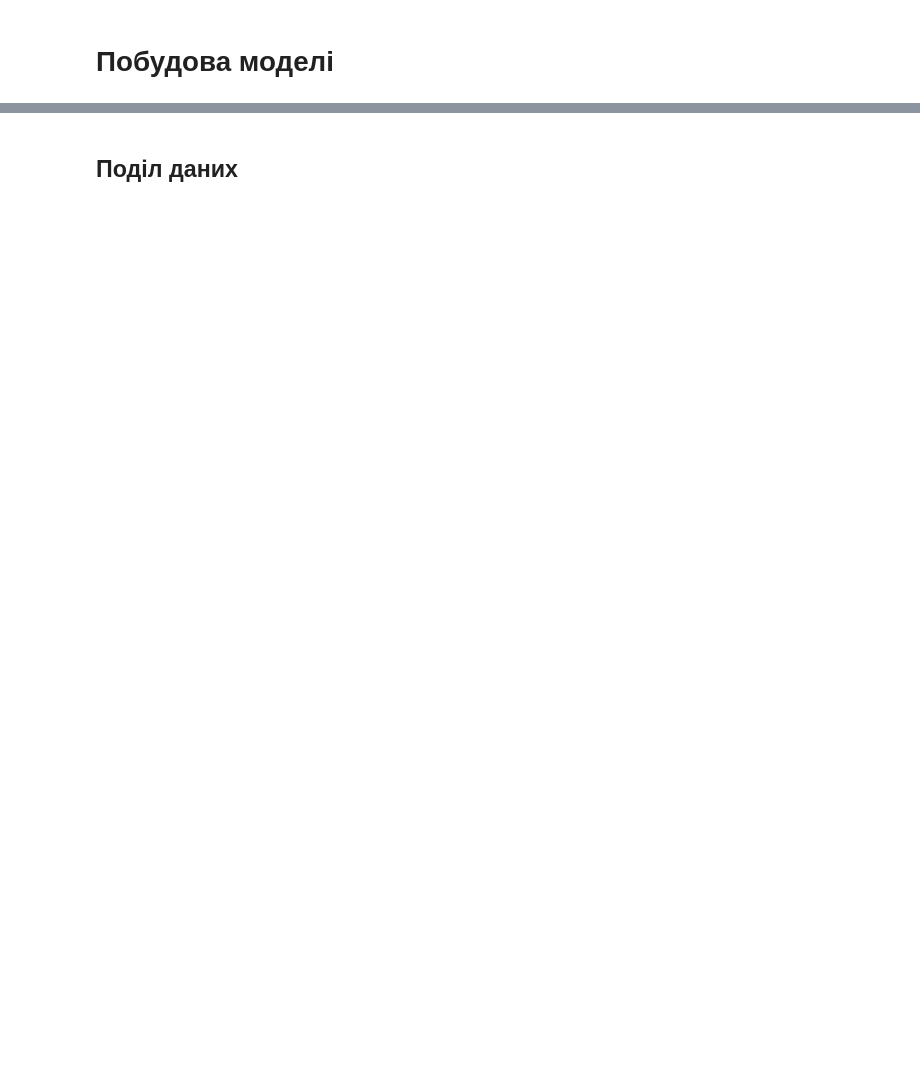
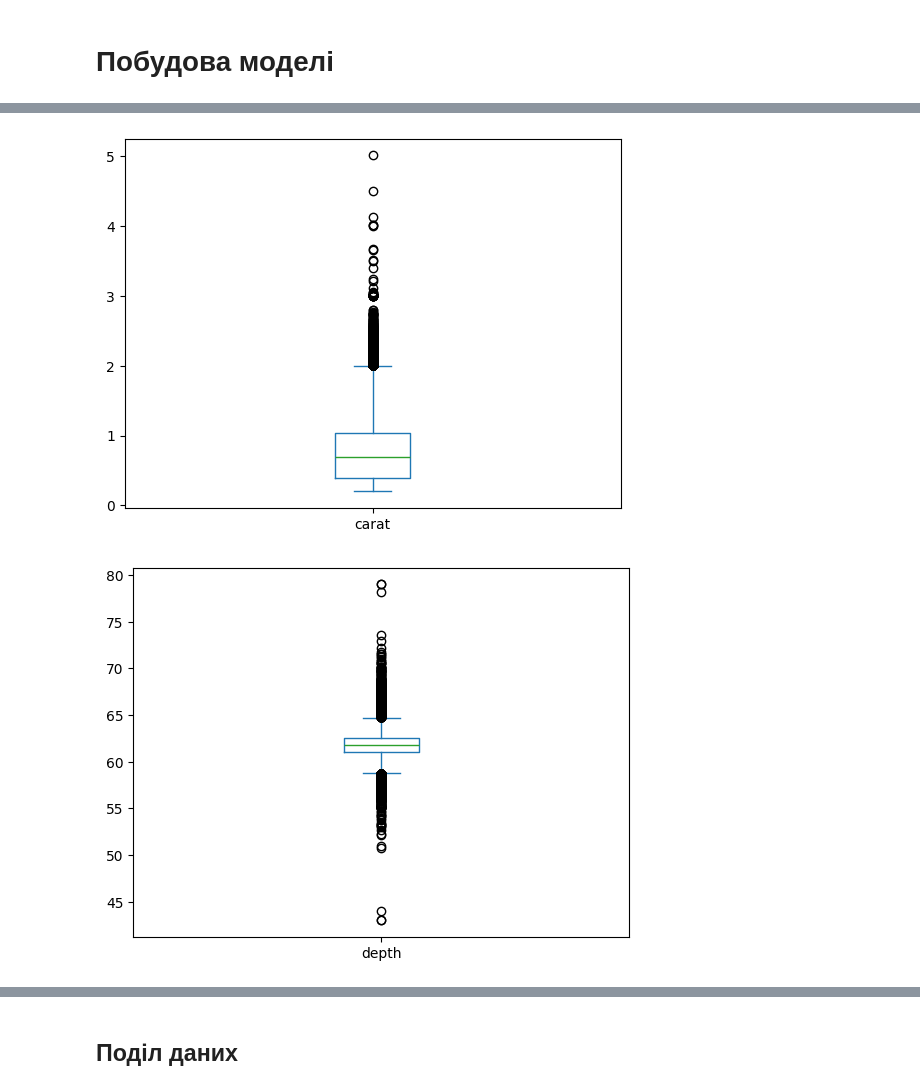
Before and after one commit to HalyshAnton/Python-AI, a Jupyter notebook: decision_tree.ipynb, the cells around one changed output, grey strips where cells are left out. Cells and saved outputs as stored; diff of their text form; code cells hidden in the pictures; blank space fills up the shorter version.

```diff
--- a/decision_tree.ipynb
+++ b/decision_tree.ipynb
@@ -95,2 +104,7 @@ df.shape
 # %% [markdown]
 # Побудова моделі
+# %%
+# перевірка викидів
+num_df = df.select_dtypes(include='number')
+
+num_df.head()
@@ -96,0 +118,9 @@ df.shape
+# %%
+num_columns = num_df.columns
+
+for col_name in num_columns:
+    df[col_name].plot(kind='box')
+    plt.show()
+# %% [output]
+[figure, added]
+[figure, added]
```
Also changed, not shown: parts of 17 cells of this notebook.
